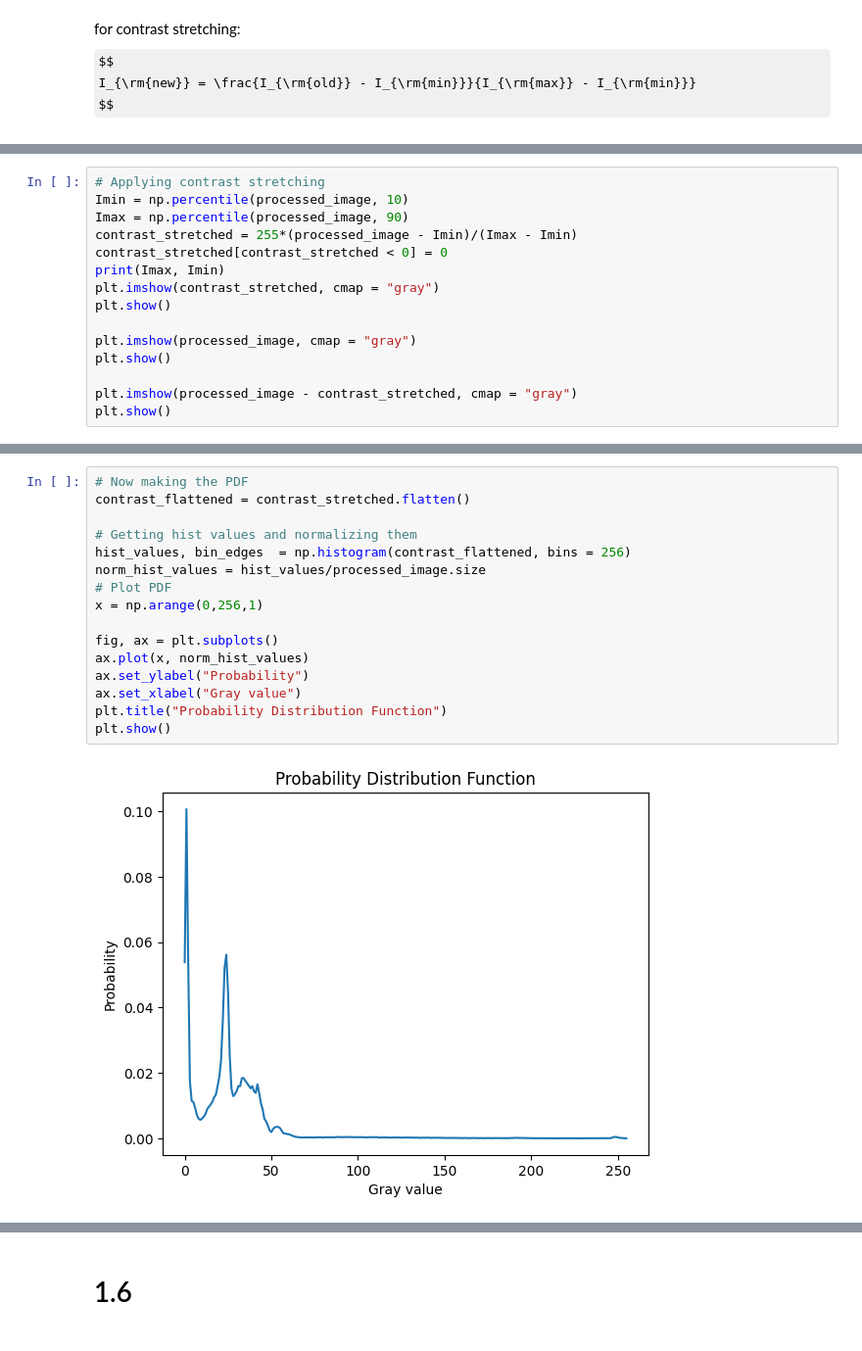
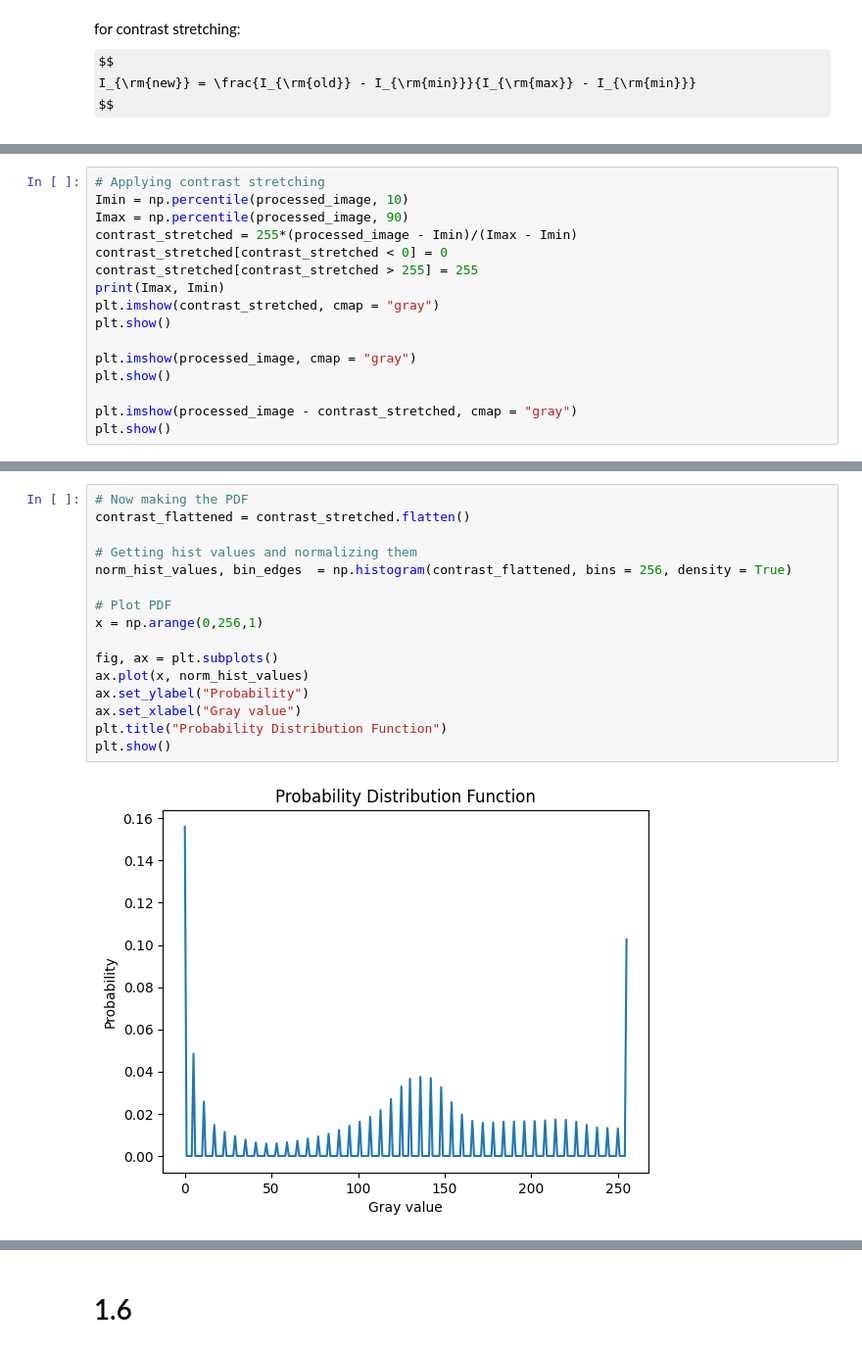
Before and after one commit to jclmaypa/MAYPA_AP-157-Submissions, a Jupyter notebook: Activity 1/Activity 1.ipynb, the cells around one changed output, grey strips where cells are left out. Shown at 98% size. Drawn from its saved outputs; the diff is of its cells as text; some formulas as TeX source.

```diff
--- a/Activity 1/Activity 1.ipynb
+++ b/Activity 1/Activity 1.ipynb
@@ -437,6 +410,7 @@ Imin = np.percentile(processed_image, 10)
 Imax = np.percentile(processed_image, 90)
 contrast_stretched = 255*(processed_image - Imin)/(Imax - Imin)
 contrast_stretched[contrast_stretched < 0] = 0
+contrast_stretched[contrast_stretched > 255] = 255
 print(Imax, Imin)
 plt.imshow(contrast_stretched, cmap = "gray")
 plt.show()
@@ -487,21 +461,21 @@ plt.show()
 # %%
 # Now making the PDF
 contrast_flattened = contrast_stretched.flatten()
 
 # Getting hist values and normalizing them
-hist_values, bin_edges  = np.histogram(contrast_flattened, bins = 256)
-norm_hist_values = hist_values/processed_image.size
+norm_hist_values, bin_edges  = np.histogram(contrast_flattened, bins = 256, density = True)
+
 # Plot PDF
 x = np.arange(0,256,1)
 
 fig, ax = plt.subplots()
 ax.plot(x, norm_hist_values)
 ax.set_ylabel("Probability")
 ax.set_xlabel("Gray value")
 plt.title("Probability Distribution Function")
 plt.show()
 # %% [output]
-[figure, old version]
+[figure, new version]
 # %%
 flattened = processed_image.flatten()
 
```
Also changed, not shown: parts of 16 cells of this notebook.
